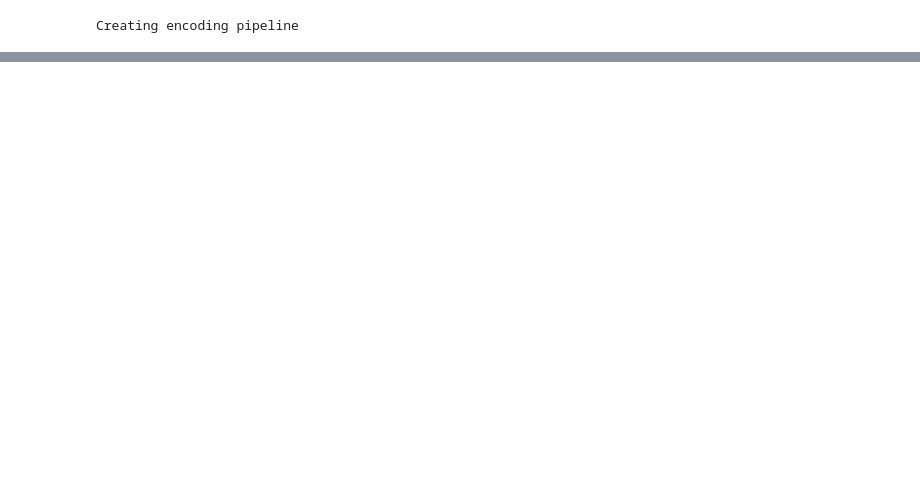
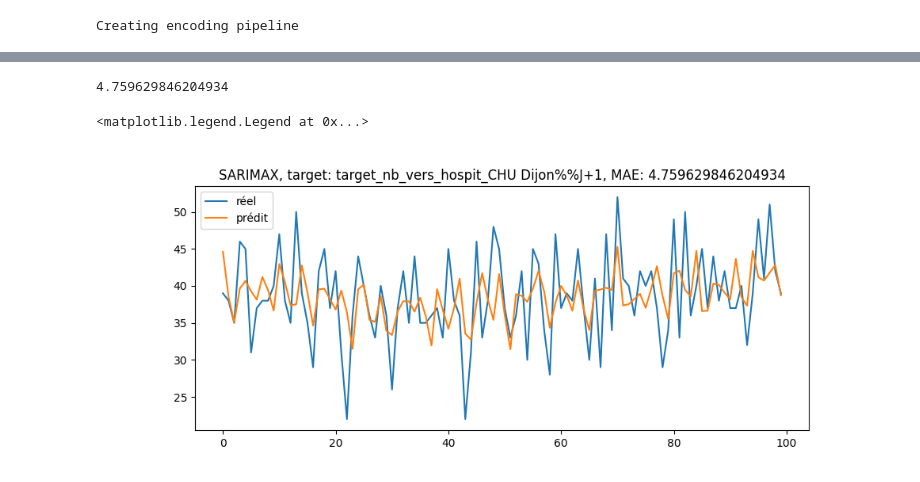
Before and after one commit to NicolasCaronPro/forecasting_models, a Jupyter notebook: cluster/pred_hospit.ipynb, the cells around one changed output, grey strips where cells are left out. Drawn from its saved outputs; the diff is of its cells as text; code cells hidden in the pictures; blank space fills up the shorter version.

```diff
--- a/cluster/pred_hospit.ipynb
+++ b/cluster/pred_hospit.ipynb
@@ -375,0 +425,2 @@ ValueError: Invalid artifact file path 'datasets/full_dataset_feature_selection.
+# %%
+cible_resid = pred(df, 'resid', nb_pred=nb_pred, step=step, model_type=model, order=None, seasonal_order=None, recursive=recursive)
@@ -375,0 +445,24 @@ ValueError: Invalid artifact file path 'datasets/full_dataset_feature_selection.
+# %%
+pred = cible
+pred = [a + b for a, b in zip(cible, cible_resid)]
+pred = [a + b for a, b in zip(pred, df['seasonal'][-nb_pred:].values)]
+# 'target_nb_vers_hospit_CHU Dijon%%J+7%%mean_7J'
+reel = list(df[target_colomns][-nb_pred:].values)
+# %%
+mae = mean_absolute_error(pred, reel)
+mae
+# %% [output]
+4.759629846204934
+# %%
+cut = 100
+plt.figure(figsize=(10, 4))
+plt.title(f'{model}, target: {target_colomns}, MAE: {mae}')
+# plt.plot(list(df[target_colomns][-nb_pred:][-cut:].values), label='réel')
+plt.plot(reel[-cut:], label='réel')
+plt.plot(pred[-cut:], label='prédit')
+# df['trend'] = df['trend'].shift(16)
+# plt.plot(df[target_colomns][-nb_pred:].values, label='tendance')
+plt.legend()
+# %% [output]
+<matplotlib.legend.Legend at 0x...>
+[figure, added]
```
Also changed, not shown: parts of 31 cells of this notebook, 44 other files.
